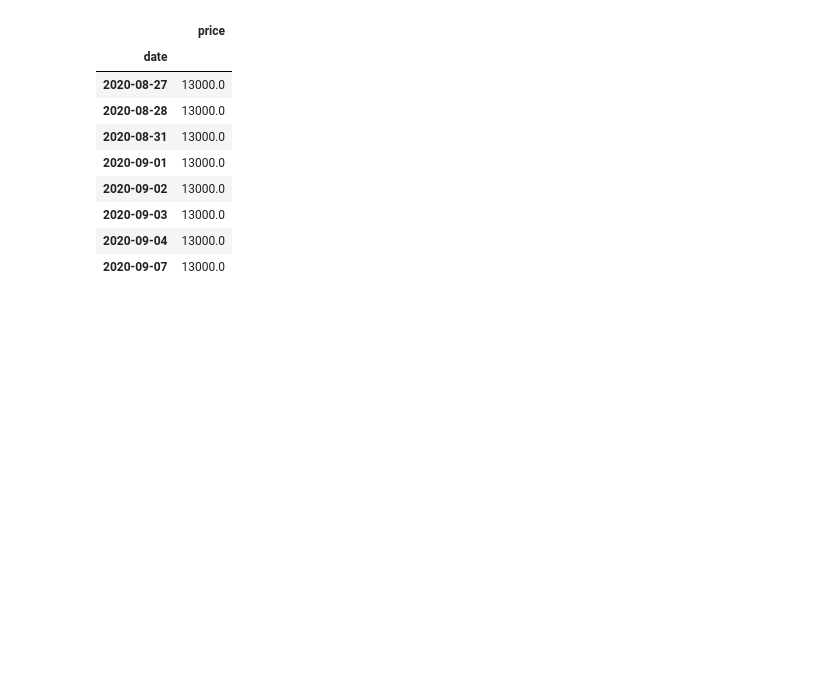
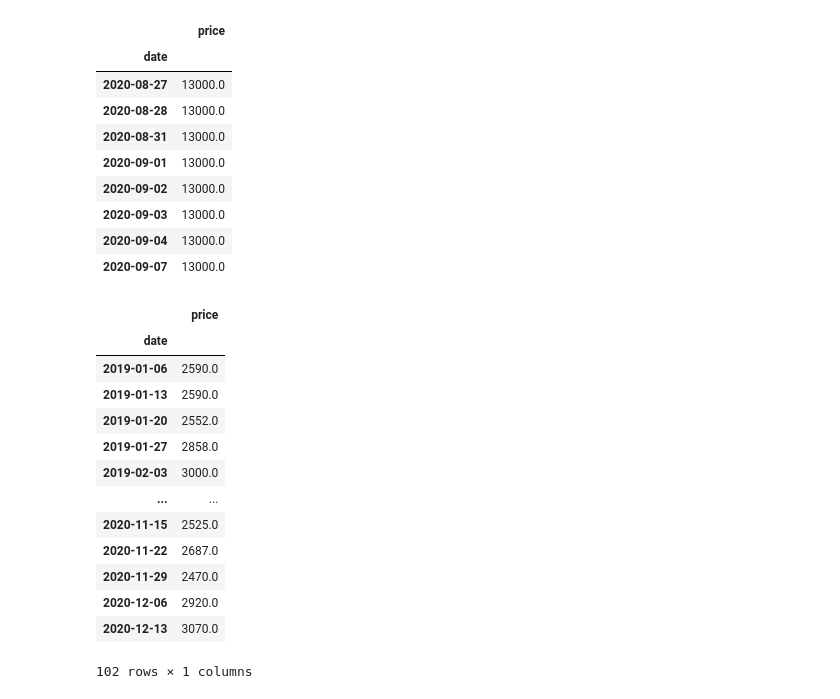
Before and after one commit to koreabao/public_data, a Jupyter notebook: 배추값.ipynb, the cells around one changed output. Drawn from its saved outputs; the diff is of its cells as text; code cells hidden in the pictures; blank space fills up the shorter version.

```diff
--- a/배추값.ipynb
+++ b/배추값.ipynb
@@ -268,0 +271,17 @@ datafile[datafile['price'] == 13000.0]
+# %%
+datafile_1.resample('W').mean()
+# %% [output]
+|  | price |
+| date |  |
+| 2019-01-06 | 2590.0 |
+| 2019-01-13 | 2590.0 |
+| 2019-01-20 | 2552.0 |
+| 2019-01-27 | 2858.0 |
+| 2019-02-03 | 3000.0 |
+| ... | ... |
+| 2020-11-15 | 2525.0 |
+| 2020-11-22 | 2687.0 |
+| 2020-11-29 | 2470.0 |
+| 2020-12-06 | 2920.0 |
+| 2020-12-13 | 3070.0 |
+102 rows × 1 columns
```
Also changed, not shown: parts of 3 cells of this notebook.
